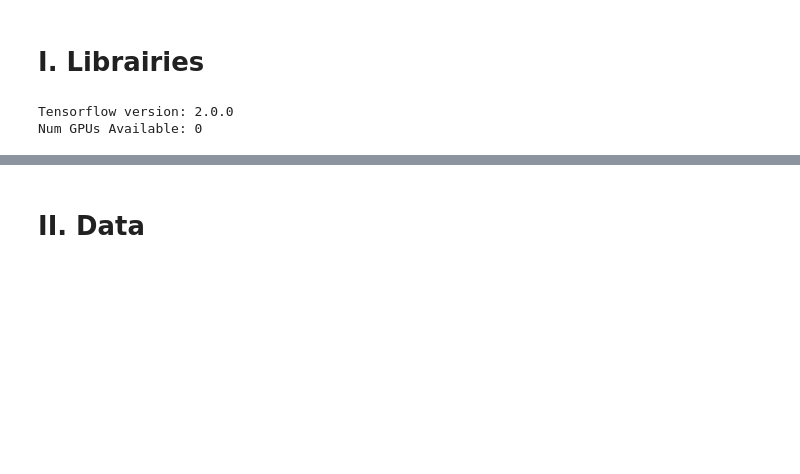
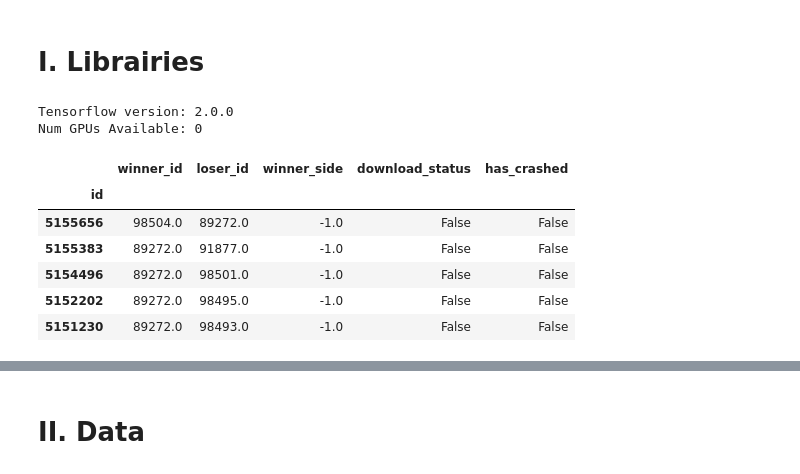
Before and after one commit to EtWnn/AlphaTerminal, a Jupyter notebook: single_eagle_training.ipynb, the cells around one changed output, grey strips where cells are left out. Saved outputs shown, nothing was run; the diff lists cells and outputs as text; code cells hidden in the pictures; blank space fills up the shorter version.

Commit message:
Initial rewrite using database to manage tables && algos

```diff
--- a/single_eagle_training.ipynb
+++ b/single_eagle_training.ipynb
@@ -23,3 +23,14 @@ from eagle_OutputLib import OutputLib
 from generalIOLib import FlatInputDic
 # %%
 random_seed = 42
+# %%
+dataframe = pd.read_pickle("./tables/pkl/matches_table.pkl")
+dataframe.head()
+# %% [output]
+|  | winner_id | loser_id | winner_side | download_status | has_crashed |
+| id |  |  |  |  |  |
+| 5155656 | 98504.0 | 89272.0 | -1.0 | False | False |
+| 5155383 | 89272.0 | 91877.0 | -1.0 | False | False |
+| 5154496 | 89272.0 | 98501.0 | -1.0 | False | False |
+| 5152202 | 89272.0 | 98495.0 | -1.0 | False | False |
+| 5151230 | 89272.0 | 98493.0 | -1.0 | False | False |
```
Also changed, not shown: parts of 4 cells of this notebook, 3 other files.
